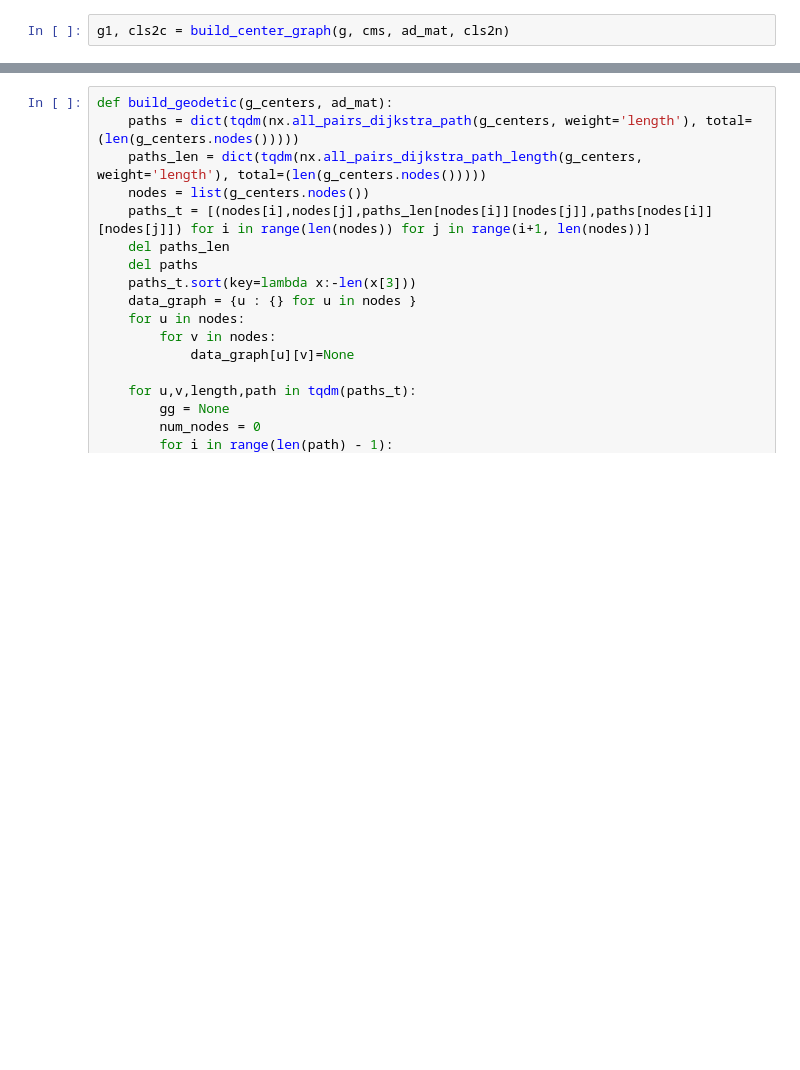
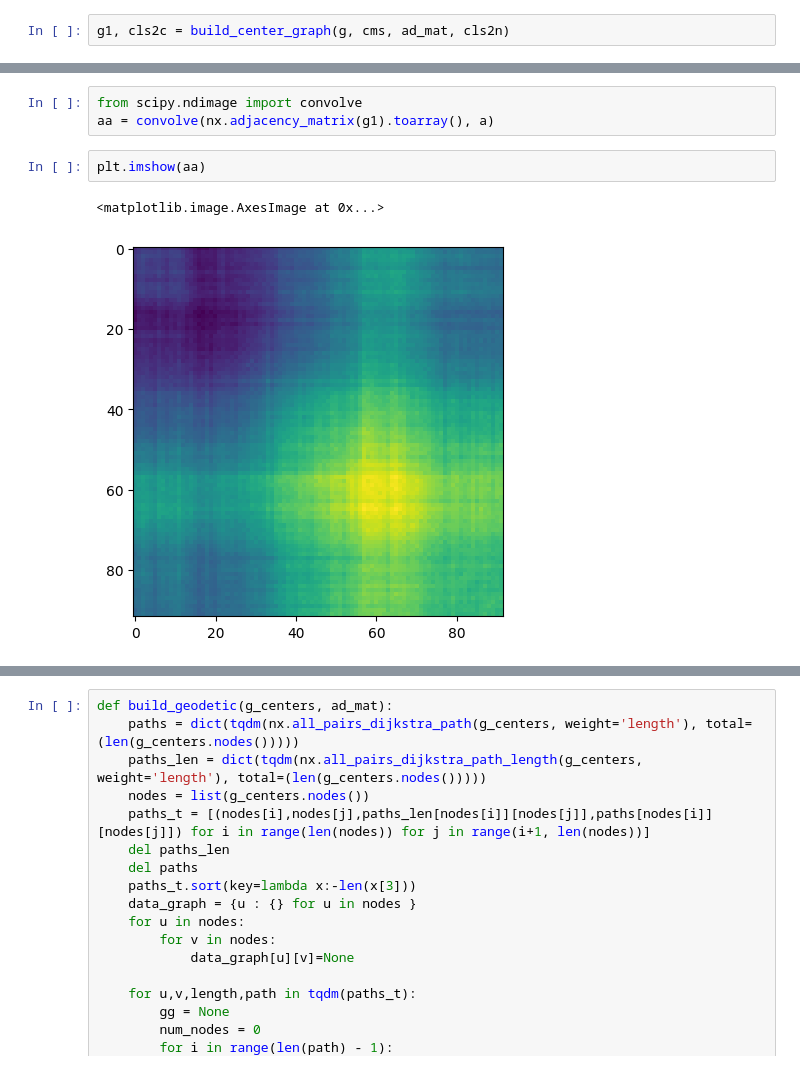
Before and after one commit to romanroff/graph_clustering, a Jupyter notebook: notebooks/test_a_star_new_clustering.ipynb, the cells around one changed output, grey strips where cells are left out. Cells and saved outputs as stored; diff of their text form; blank space fills up the shorter version.

```diff
--- a/notebooks/test_a_star_new_clustering.ipynb
+++ b/notebooks/test_a_star_new_clustering.ipynb
@@ -314,0 +385,8 @@ g1, cls2c = build_center_graph(g, cms, ad_mat, cls2n)
+# %%
+from scipy.ndimage import convolve
+aa = convolve(nx.adjacency_matrix(g1).toarray(), a)
+# %%
+plt.imshow(aa)
+# %% [output]
+<matplotlib.image.AxesImage at 0x...>
+[figure, added]
```
Also changed, not shown: parts of 22 cells of this notebook.
